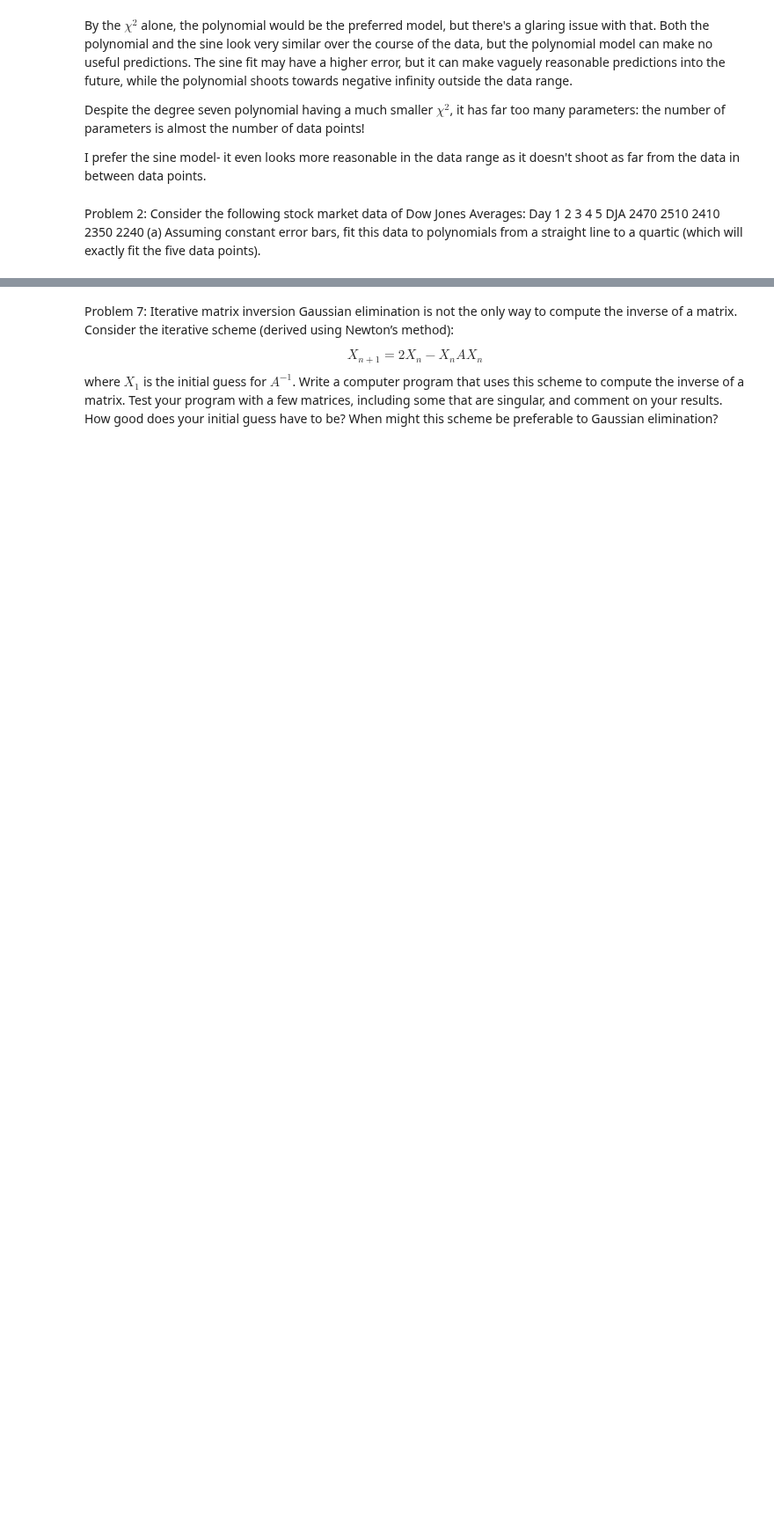
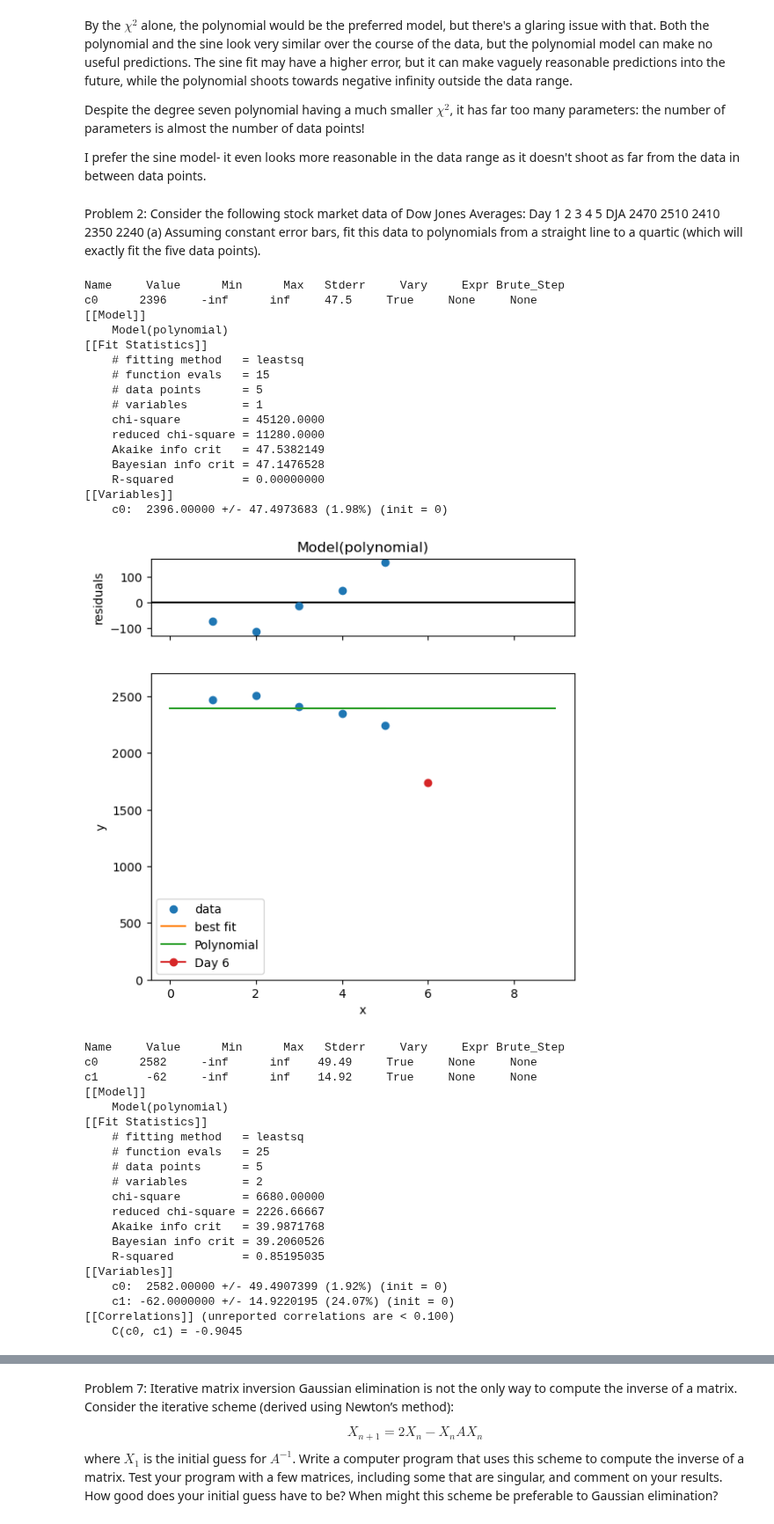
Before and after one commit to LordofDorknes/ProfHurst_PHYS240_Sp23, a Jupyter notebook: Newby/Newby_Robin_Homework7_Problem7.ipynb, the cells around one changed output, grey strips where cells are left out. Shown at 88% size. Drawn from its saved outputs; the diff is of its cells as text; code cells hidden in the pictures; blank space fills up the shorter version.

Commit message:
Finished Homework 7: problem 2, beginning problem 3

```diff
--- a/Newby/Newby_Robin_Homework7_Problem7.ipynb
+++ b/Newby/Newby_Robin_Homework7_Problem7.ipynb
@@ -27,9 +27,11 @@ import lmfit
 from lmfit import Model, Parameters
 
 xfine=np.arange(start=np.amin(x),stop=np.amax(x),step=0.05)
-def try_deg(degree):
-    """Helper function that takes in a degree, then tries to fit hte problem's data with a polynomial of that degree
+def try_deg(x,y,degree):
+    """Helper function that takes in a degree, then tries to fit x and y data with a polynomial of that degree
     Params:
+    x, the x values of the data to be fit
+    y - the y values of the dat a to be fit
     degree - the degree of the polynomial to try
 
     returns:
@@ -48,7 +50,7 @@ def try_deg(degree):
 chis=np.zeros(8)
 
 for i in range(8):
-    res=try_deg(i)
+    res=try_deg(x,y,i)
     chis[i]=res.chisqr
 polyn=np.arange(8)
 
@@ -244,3 +246,73 @@ Day  1    2    3    4    5
 DJA 2470 2510 2410 2350 2240
 (a) Assuming constant error bars, fit this data to polynomials from a straight line to
 a quartic (which will exactly fit the five data points).
+# %%
+def try_deg_mod(x,y,degree):
+    """Helper function that takes in a degree, then tries to fit x and y data with a polynomial of that degree, this is modified so that it plots hat extra data point from day 6 separately
+    Params:
+    x, the x values of the data to be fit
+    y - the y values of the dat a to be fit
+    degree - the degree of the polynomial to try
+
+    returns:
+    result - the resulting model, containing among other things the chi squared of the fit of the given polynomial degree
+    """
+    model = PolynomialModel(degree=degree,independent_vars=['x'])
+    result = model.fit(y, x=x, c0=0, c1=0,c2=0, c3=0,c4=0, c5=0,c6=0, c7=0)
+    result.params.pretty_print()
+    print(result.fit_report())
+    fig =result.plot()
+    plt.plot(xfine,result.eval(x=xfine),label='Polynomial')
+    plt.plot(6,2240-500,marker='o',label='Day 6')
+    plt.legend(loc='best')
+    plt.ylim(0,2700)
+    plt.show()
+    return result
+
+d=np.array([1,2,3,4,5])
+dja=np.array([2470, 2510, 2410, 2350, 2240])
+
+
+
+for i in range(5):
+    res=try_deg_mod(d,dja,i)
+
+    chis[i]=res.chisqr
+# %% [output]
+Name     Value      Min      Max   Stderr     Vary     Expr Brute_Step
+c0      2396     -inf      inf     47.5     True     None     None
+[[Model]]
+    Model(polynomial)
+[[Fit Statistics]]
+    # fitting method   = leastsq
+    # function evals   = 15
+    # data points      = 5
+    # variables        = 1
+    chi-square         = 45120.0000
+    reduced chi-square = 11280.0000
+    Akaike info crit   = 47.5382149
+    Bayesian info crit = 47.1476528
+    R-squared          = 0.00000000
+[[Variables]]
+    c0:  2396.00000 +/- 47.4973683 (1.98%) (init = 0)
+[figure, added]
+Name     Value      Min      Max   Stderr     Vary     Expr Brute_Step
+c0      2582     -inf      inf    49.49     True     None     None
+c1       -62     -inf      inf    14.92     True     None     None
+[[Model]]
+    Model(polynomial)
+[[Fit Statistics]]
+    # fitting method   = leastsq
+    # function evals   = 25
+    # data points      = 5
+    # variables        = 2
+    chi-square         = 6680.00000
+    reduced chi-square = 2226.66667
+    Akaike info crit   = 39.9871768
+    Bayesian info crit = 39.2060526
+    R-squared          = 0.85195035
+[[Variables]]
+    c0:  2582.00000 +/- 49.4907399 (1.92%) (init = 0)
+    c1: -62.0000000 +/- 14.9220195 (24.07%) (init = 0)
+[[Correlations]] (unreported correlations are < 0.100)
+    C(c0, c1) = -0.9045
```
Also changed, not shown: parts of 3 cells of this notebook.
